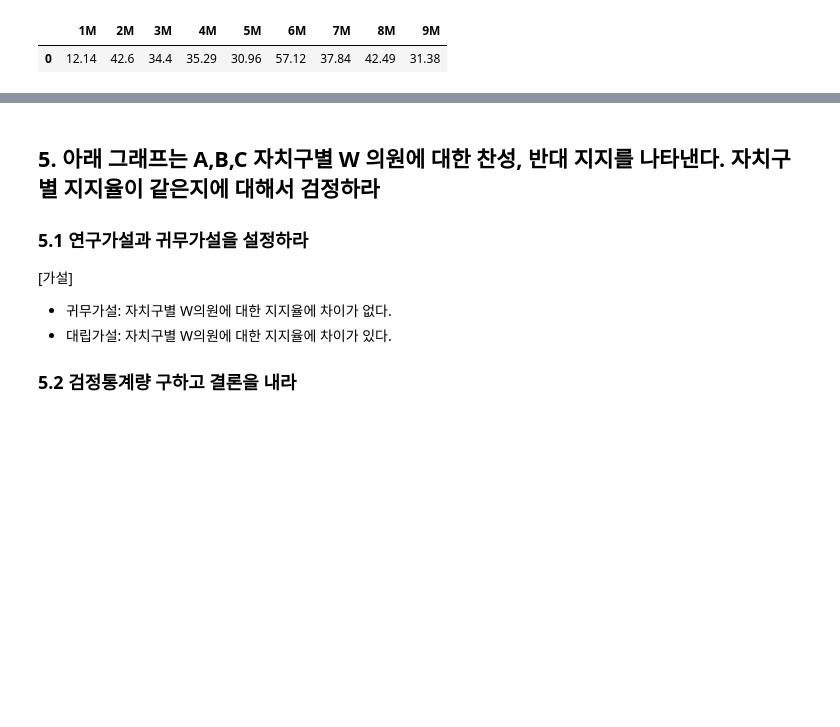
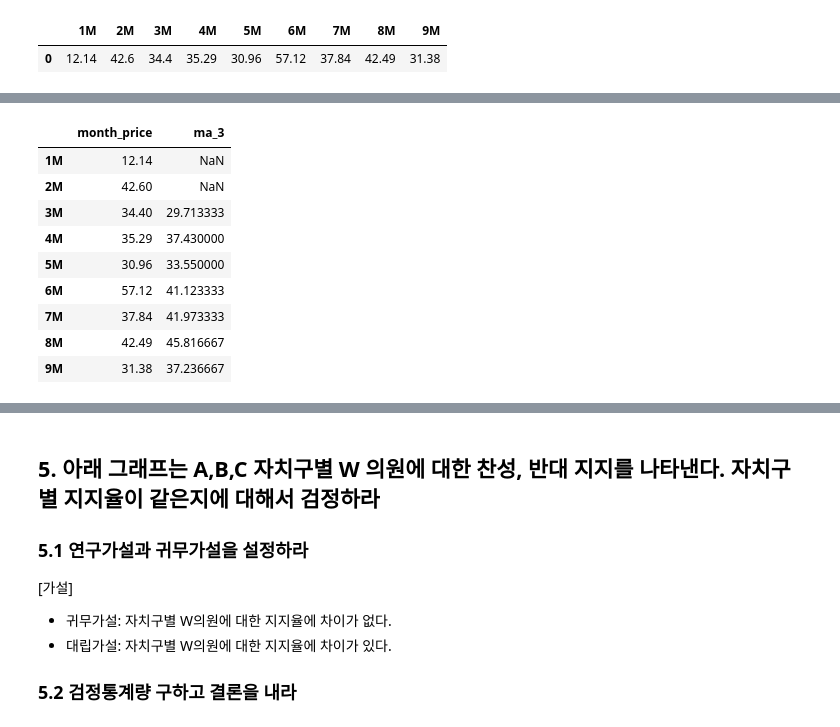
Before and after one commit to Park-Young-Bin/ADP_code, a Jupyter notebook: 26회 기출.ipynb, the cells around one changed output, grey strips where cells are left out. Drawn from its saved outputs; the diff is of its cells as text; code cells hidden in the pictures; blank space fills up the shorter version.

```diff
--- a/26회 기출.ipynb
+++ b/26회 기출.ipynb
@@ -406,0 +425,15 @@ df.head()
+# %%
+# 파생 변수 추가
+ma_data['ma_3'] = ma_data['month_price'].rolling(window=3).mean()
+ma_data
+# %% [output]
+|  | month_price | ma_3 |
+| 1M | 12.14 | NaN |
+| 2M | 42.60 | NaN |
+| 3M | 34.40 | 29.713333 |
+| 4M | 35.29 | 37.430000 |
+| 5M | 30.96 | 33.550000 |
+| 6M | 57.12 | 41.123333 |
+| 7M | 37.84 | 41.973333 |
+| 8M | 42.49 | 45.816667 |
+| 9M | 31.38 | 37.236667 |
```
Also changed, not shown: parts of 12 cells of this notebook.
